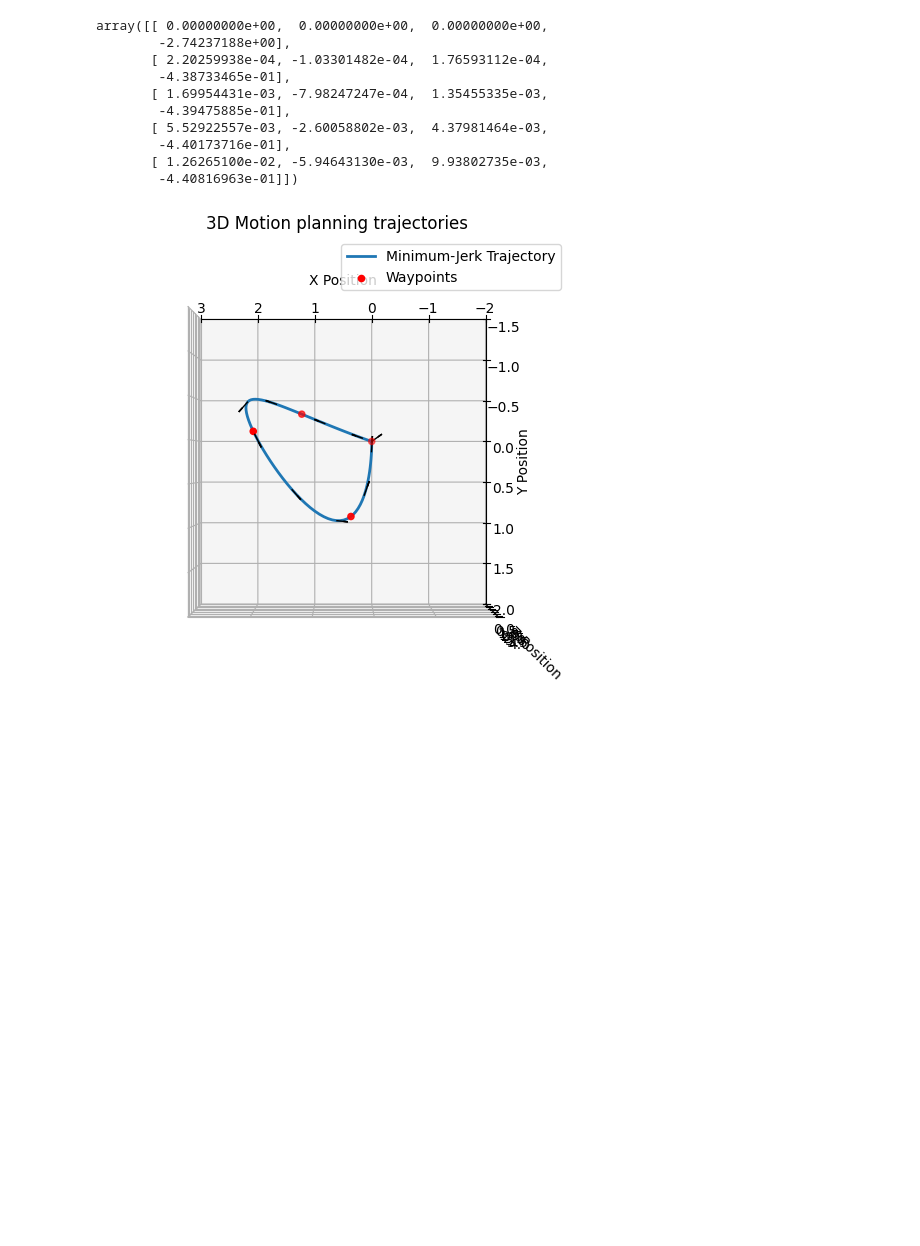
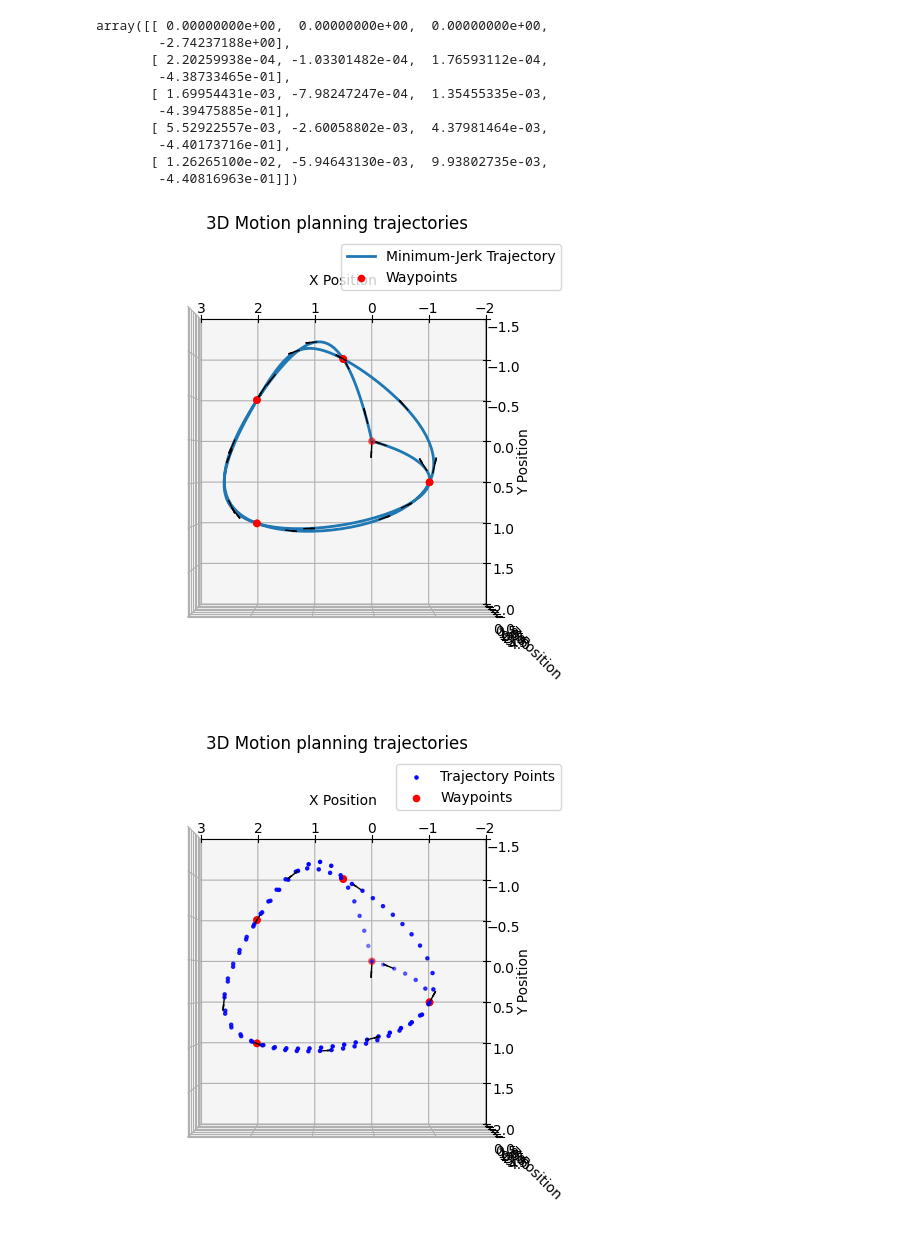
Before and after one commit to MATH-286-Pro/EPFL-MICRO-502-Aerial-Robotics, a Jupyter notebook: Project_2/Planing/test.ipynb, the cells around one changed output. Saved outputs shown, nothing was run; the diff lists cells and outputs as text; code cells hidden in the pictures; blank space fills up the shorter version.

```diff
--- a/Project_2/Planing/test.ipynb
+++ b/Project_2/Planing/test.ipynb
@@ -23,25 +23,30 @@ array([[ 0.00000000e+00,  0.00000000e+00,  0.00000000e+00,
         -4.40173716e-01],
        [ 1.26265100e-02, -5.94643130e-03,  9.93802735e-03,
         -4.40816963e-01]])
-# %%
-import os
-import sys
-
-# 将上一级目录添加到 sys.path
-parent_dir = os.path.abspath(os.path.join(os.getcwd(), ".."))
-if parent_dir not in sys.path:
-    sys.path.insert(0, parent_dir)
-
-import TOOLS
-import pandas as pd
-
-
-cm = 0.01
-HOVER_HEIGHT  = 25*cm
-Trajectory = TOOLS.Trajectory_Class('position_records.csv')
-
-from planning import MotionPlanner3D
-test_planner = MotionPlanner3D(path = Trajectory.point_list,
-                               DEBUG = True)
-# %% [output]
-[figure, removed]
+# %%
+import os
+import sys
+
+# 将上一级目录添加到 sys.path
+parent_dir = os.path.abspath(os.path.join(os.getcwd(), ".."))
+if parent_dir not in sys.path:
+    sys.path.insert(0, parent_dir)
+
+import TOOLS
+import pandas as pd
+
+
+cm = 0.01
+HOVER_HEIGHT  = 25*cm
+Trajectory = TOOLS.Trajectory_Class('../../demo_position_records.csv')
+
+from planning import MotionPlanner3D
+test_planner = MotionPlanner3D(waypoints = Trajectory.point_list,
+                               DEBUG = 0)
+
+test_planner.plot_continuous(None, test_planner.waypoints, test_planner.trajectory_setpoints)
+test_planner.plot_discrete(None, test_planner.waypoints, test_planner.get_compact_trajectory())
+test_planner.plot_discrete(None, test_planner.waypoints, test_planner.trajectory_setpoints)
+# %% [output]
+[figure, added]
+[figure, added]
```
Also changed, not shown: parts of 2 cells of this notebook, 6 other files.
